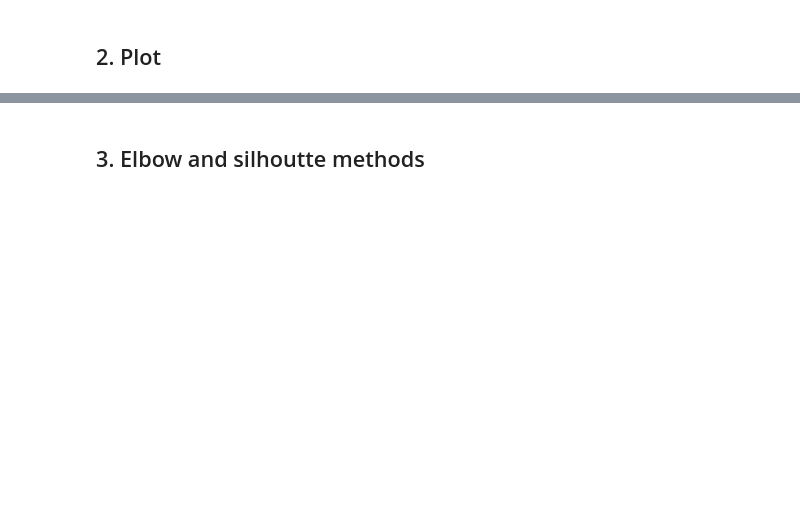
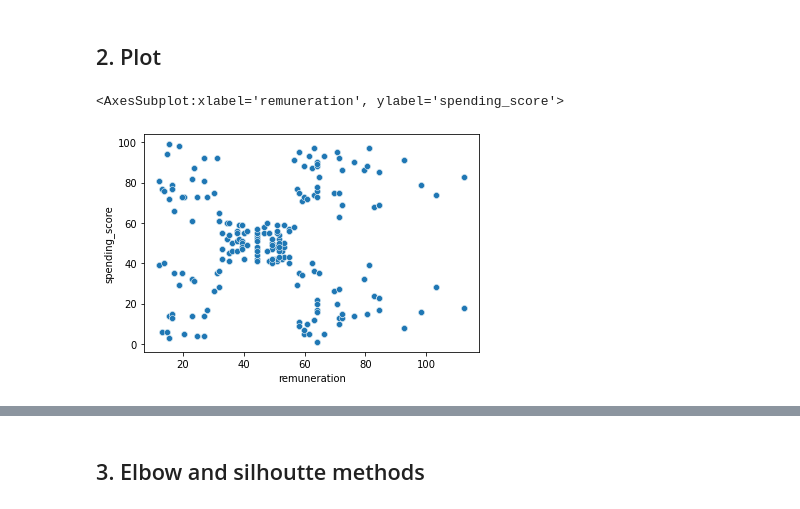
Before and after one commit to justLeft/LSE_C3_Assignment, a Jupyter notebook: LSE_DA301_assignment_EDA_Lefteris_Touzlatzis.ipynb, the cells around one changed output, grey strips where cells are left out. Cells and saved outputs as stored; diff of their text form; code cells hidden in the pictures; blank space fills up the shorter version.

Commit message:
Final Files for Turtle Games project

```diff
--- a/LSE_DA301_assignment_EDA_Lefteris_Touzlatzis.ipynb
+++ b/LSE_DA301_assignment_EDA_Lefteris_Touzlatzis.ipynb
@@ -469,6 +469,8 @@ from scipy.spatial.distance import cdist
 import warnings
 warnings.filterwarnings('ignore')
 # %%
-# Load the CSV file(s) as df2.
+# Load the CSV file(s) as df2 including only the desired columns.
+df2 = pd.read_csv('turtle_cust_reviews.csv', usecols = ['remuneration','spending_score'])
 
 # View DataFrame.
+df2
@@ -485,5 +518,10 @@ warnings.filterwarnings('ignore')
 ## 2. Plot
 # %%
 # Create a scatterplot with Seaborn.
+sns.scatterplot(x='remuneration', y='spending_score',
+                data=df2)
+# %% [output]
+<AxesSubplot:xlabel='remuneration', ylabel='spending_score'>
+[figure, added]
 # %%
 # Create a pairplot with Seaborn.
```
Also changed, not shown: parts of 76 cells of this notebook, 3 other files.
